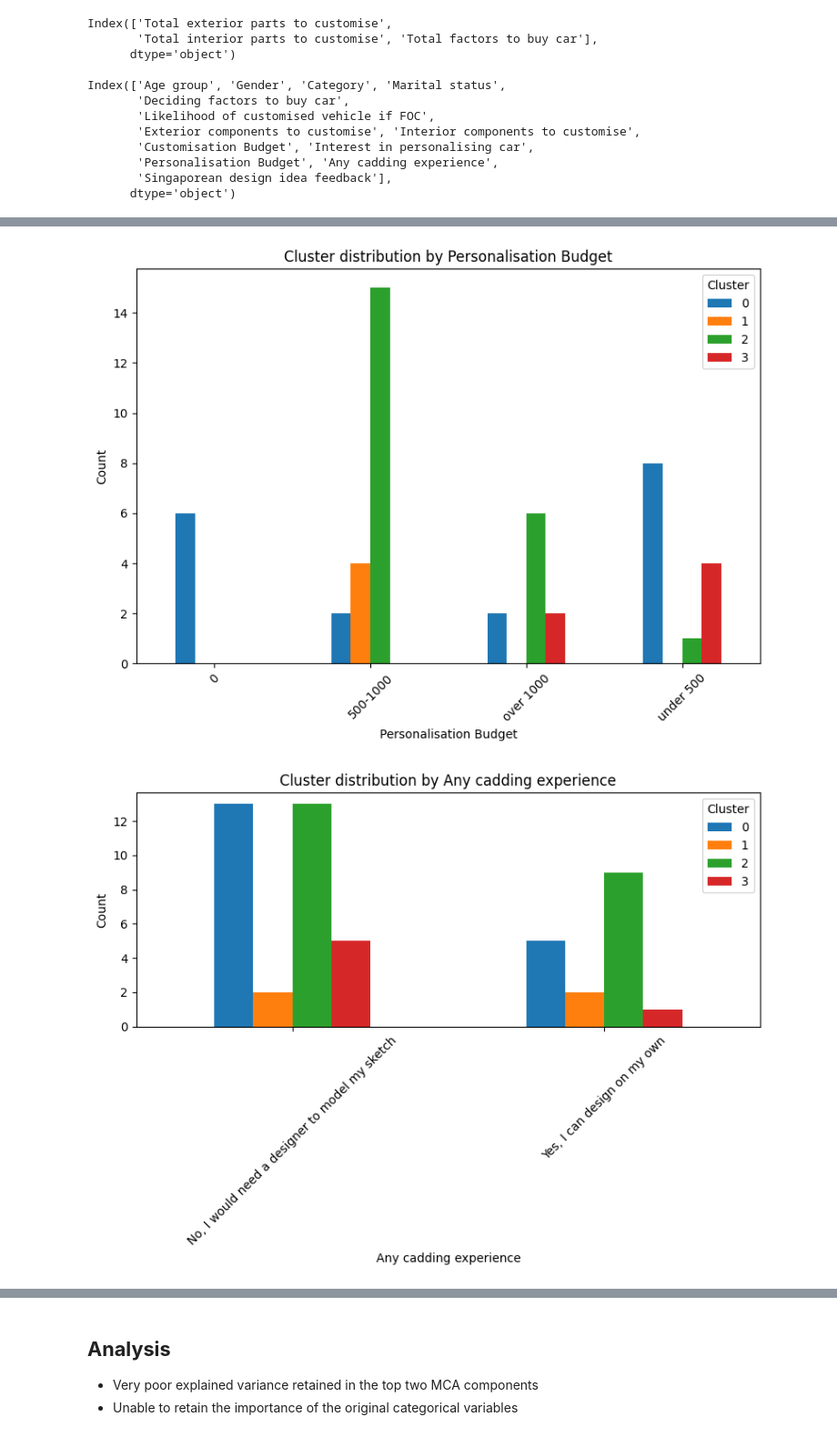
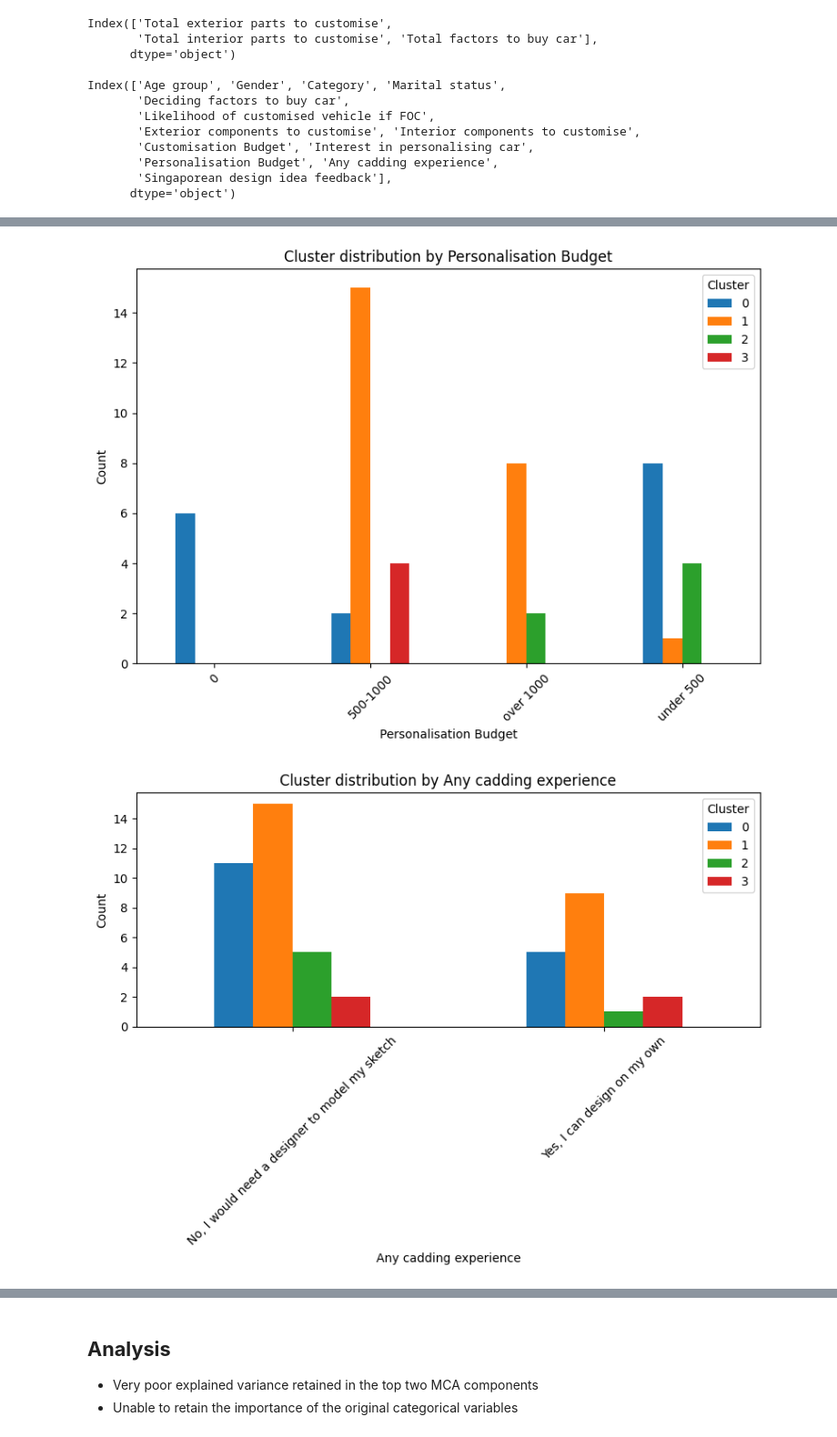
Before and after one commit to Rzi98/MA4829-AY23-24-S2, a Jupyter notebook: src/pca.ipynb, the cells around one changed output, grey strips where cells are left out. Shown: that part at 91% size. Drawn from its saved outputs; the diff is of its cells as text; code cells hidden in the pictures.

Commit message:
added models in data_analysis.ipynb and improve on MCA

```diff
--- a/src/pca.ipynb
+++ b/src/pca.ipynb
@@ -17,7 +17,7 @@ filterwarnings('ignore')
 
 df = pd.read_csv('../data/cleaned_data.csv')
 
-df.drop(columns=['Respondent ID', 'Customisation Budget Ordinal', 'Personalisation Budget Ordinal'], inplace=True)
+df.drop(columns=['Respondent ID'], inplace=True)
 df['Total exterior parts to customise'] = df.apply(lambda row: len(row['Exterior components to customise'].split(';')), axis=1)
 df['Total interior parts to customise'] = df.apply(lambda row: len(row['Interior components to customise'].split(';')), axis=1)
 df['Total factors to buy car'] = df.apply(lambda row: len(row['Deciding factors to buy car'].split(';')), axis=1)
@@ -47,7 +47,8 @@ Index(['Age group', 'Gender', 'Category', 'Marital status',
       dtype='object')
 # %%
 df[catcols] = df[catcols].astype('category')
-df.drop(columns=['Exterior components to customise', 'Interior components to customise', 'Deciding factors to buy car'], inplace=True)
+# df.drop(columns=['Exterior components to customise', 'Interior components to customise', 'Deciding factors to buy car'], inplace=True)
+df.drop(columns=['Deciding factors to buy car', 'Exterior components to customise', 'Singaporean design idea feedback', 'Interior components to customise'], inplace=True)
 
 df.info()
 # %% [output]
@@ -189,10 +247,6 @@ import matplotlib.pyplot as plt
 from prince import MCA
 from sklearn.preprocessing import LabelEncoder
 from sklearn.cluster import KMeans
-from scipy.stats import chi2_contingency
-
-# Load the dataset
-# df = pd.read_csv('../data/cleaned_data.csv')
 
 categorical_cols = mca_cols
 
@@ -200,9 +254,15 @@ print(f"MCA FACTORS: {categorical_cols}")
 
 # Extract categorical columns for MCA
 data_for_mca = df[categorical_cols]
+
 # Perform MCA
 mca = MCA(n_components=2)
 mca.fit(data_for_mca)
+
+print(mca.eigenvalues_summary)
+
+mca.scree_plot()
+
 X_mca = mca.transform(data_for_mca)
 
 
@@ -239,8 +299,6 @@ def single_mode(series):
 df['MCA1'] = X_mca.iloc[:, 0]
 df['MCA2'] = X_mca.iloc[:, 1]
 cluster_profiles = df.groupby('Cluster')[categorical_cols].agg(single_mode)
-# print("Cluster Profiles:")
-# print(cluster_profiles)
 
 # Visualize cluster distributions for each categorical column
 for col in categorical_cols:
@@ -252,13 +310,6 @@ for col in categorical_cols:
     plt.legend(title='Cluster')
     plt.tight_layout()
     plt.show()
-
-# Chi-Square Test
-print("Chi-Square Test Results:")
-for col in categorical_cols:
-    contingency_table = pd.crosstab(df[col], df['Cluster'])
-    chi2, p, dof, expected = chi2_contingency(contingency_table)
-    print(f"{col}: p-value = {p}")
 # %% [output]
 MCA FACTORS: Index(['Age group', 'Gender', 'Category', 'Marital status',
        'Likelihood of customised vehicle if FOC', 'Customisation Budget',
@@ -277,2 +332,2 @@ MCA FACTORS: Index(['Age group', 'Gender', 'Category', 'Marital status',
-[figure, old version]
+[figure, new version]
-[figure, old version]
+[figure, new version]
```
Also changed, not shown: parts of 18 cells of this notebook, 5 other files.
